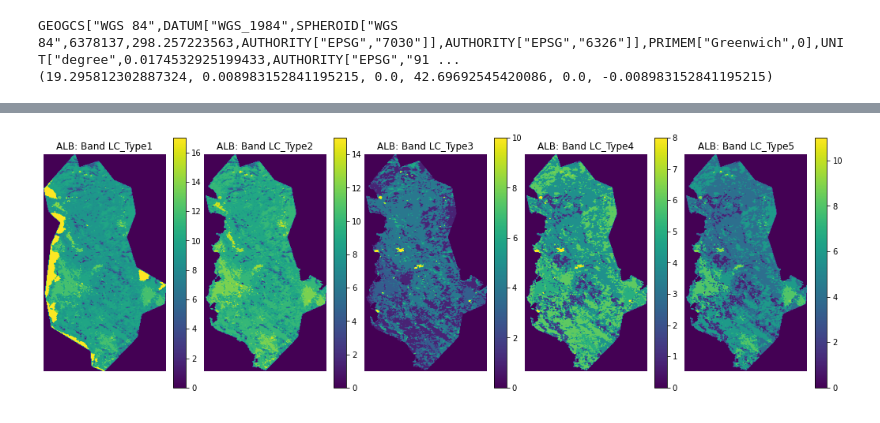
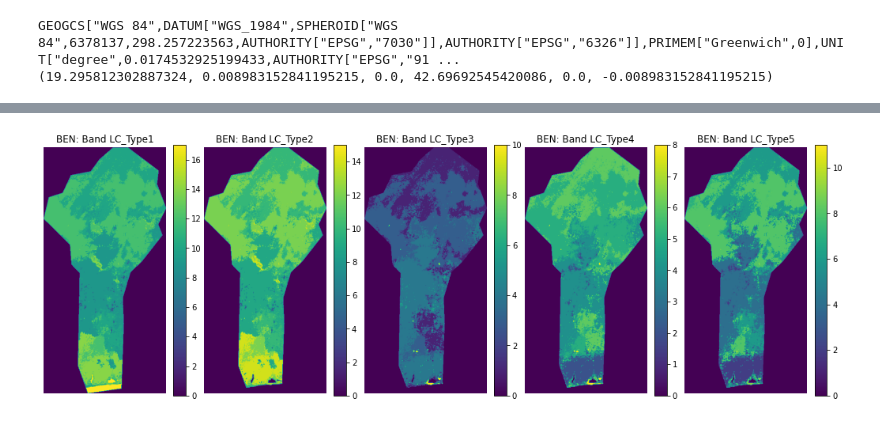
Before and after one commit to gracemitch/omdena-wri, a Jupyter notebook: analysis/MODIS_land_cover.ipynb, the cells around one changed output, grey strips where cells are left out. Saved outputs shown, nothing was run; the diff lists cells and outputs as text; code cells hidden in the pictures.

```diff
--- a/analysis/MODIS_land_cover.ipynb
+++ b/analysis/MODIS_land_cover.ipynb
@@ -27,0 +39,13 @@ image_fps = [F'./{COLLECTION}/{country}/{image_fn}' for image_fn in image_fns]
+# %%
+def process_images(country):
+    metadata = pd.read_csv(F'./metadata/{COLLECTION}/{country}.csv')
+    # dict for dates
+    img_ts_dict = dict(zip(metadata['image_id'], metadata['image_timestamp']))
+    image_ids = metadata['image_id']
+    image_fps = [F'./images_tif/{COLLECTION}/{country}/{image_id.replace("/", "-")}.tif' for image_id in image_ids]
+    images = [gdal.Open(image_fp).ReadAsArray() for image_fp in image_fps]
+    return images, image_ids, img_ts_dict
+# %%
+countries = countries_platforms['alpha3code'].unique()
+country = countries[0]
+images, image_ids, img_ts_dict = process_images(country)
@@ -47,6 +62,5 @@ plt.colorbar()
 # %%
-# function to get counts of pixel values by band
-def pixel_value_counts(img, country):
+def plot_bands(img, country):
     # care about bands LC_Type1-5
     bands = range(5)
     fig, axs = plt.subplots(1, 5, figsize=(15, 5))
@@ -56,11 +70,7 @@ def pixel_value_counts(img, country):
         ax.axis('off')
         ax.set_title(F"{country}: Band LC_Type{band+1}")
         fig.colorbar(im, ax=ax)
-
-#     for band in bands:
-#         plt
-#         plt.colorbar()
-# %%
-pixel_value_counts(array, country)
-# %% [output]
-[figure, removed]
+# %%
+plot_bands(images[1], country)
+# %% [output]
+[figure, added]
```
Also changed, not shown: parts of 12 cells of this notebook, 4 other files.
